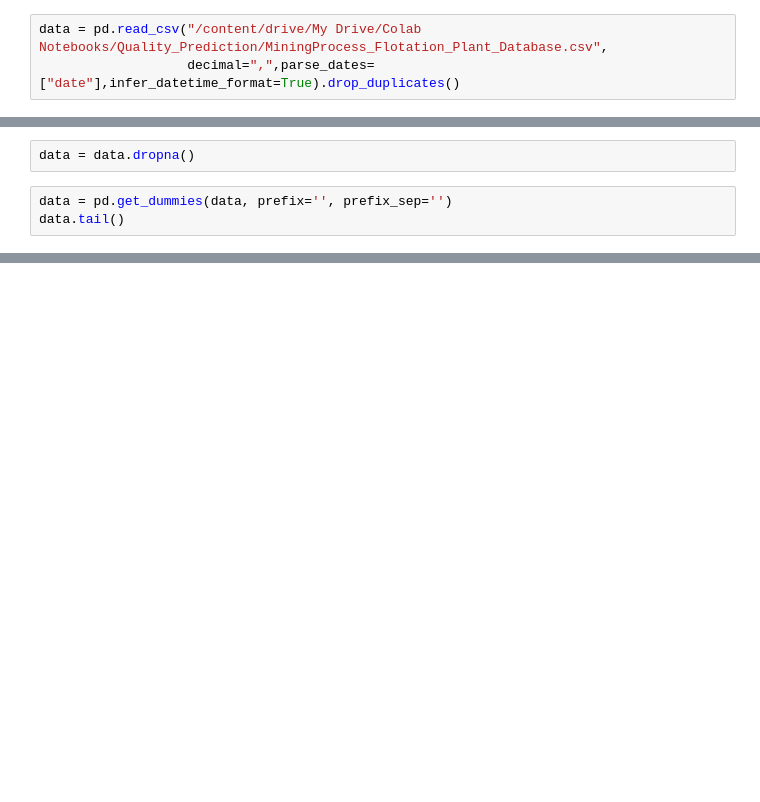
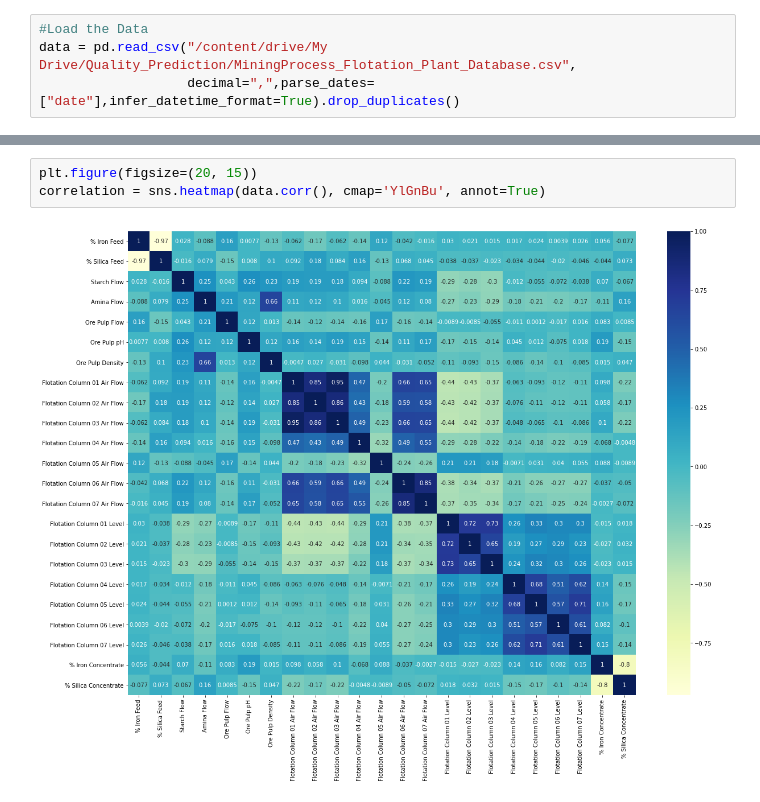
Before and after one commit to chilaact/quality-predict-mining-process, a Jupyter notebook: regression.ipynb, the cells around one changed output, grey strips where cells are left out. Cells and saved outputs as stored; diff of their text form; blank space fills up the shorter version.

```diff
--- a/regression.ipynb
+++ b/regression.ipynb
@@ -29,5 +36,6 @@ import tensorflow_docs.modeling
 # %%
-data = pd.read_csv("/content/drive/My Drive/Colab Notebooks/Quality_Prediction/MiningProcess_Flotation_Plant_Database.csv",
+#Load the Data
+data = pd.read_csv("/content/drive/My Drive/Quality_Prediction/MiningProcess_Flotation_Plant_Database.csv",
                    decimal=",",parse_dates=["date"],infer_datetime_format=True).drop_duplicates()
 # %%
 data.head()
@@ -36,5 +68,0 @@ data.isna().sum()
-# %%
-data = data.dropna()
-# %%
-data = pd.get_dummies(data, prefix='', prefix_sep='')
-data.tail()
@@ -40,0 +149,5 @@ data.tail()
+# %%
+plt.figure(figsize=(20, 15))
+correlation = sns.heatmap(data.corr(), cmap='YlGnBu', annot=True)
+# %% [output]
+[figure, added]
```
Also changed, not shown: parts of 16 cells of this notebook.
